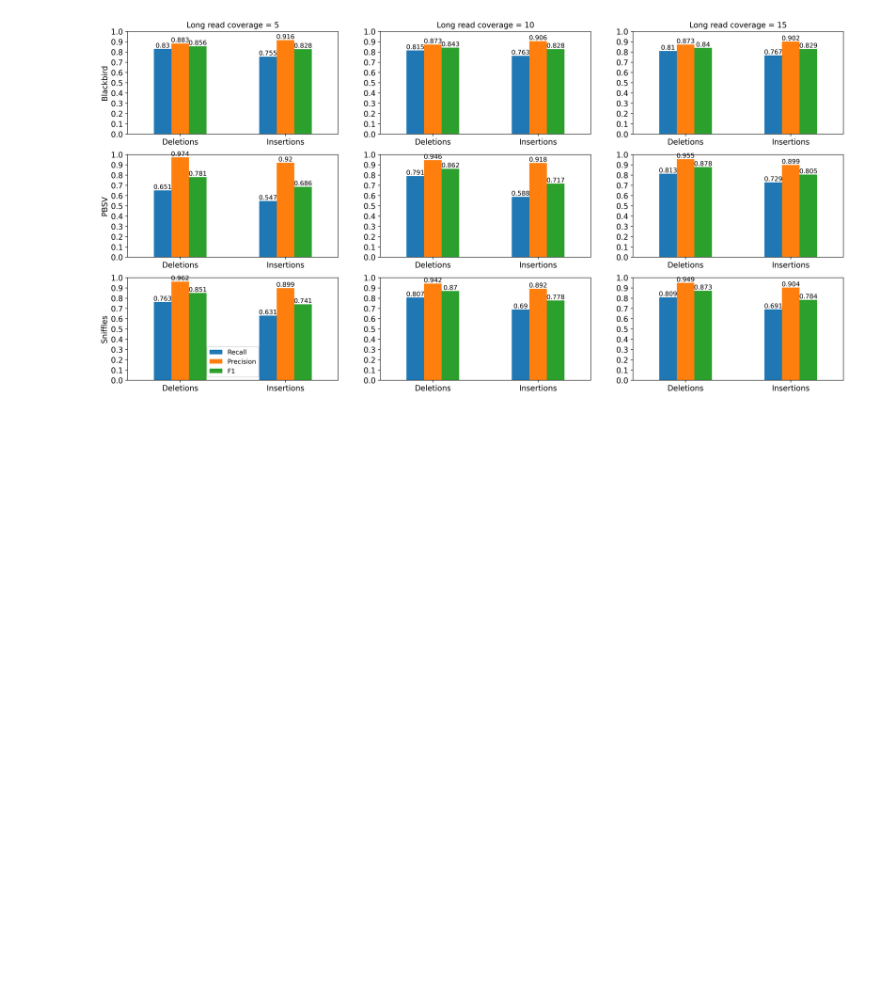
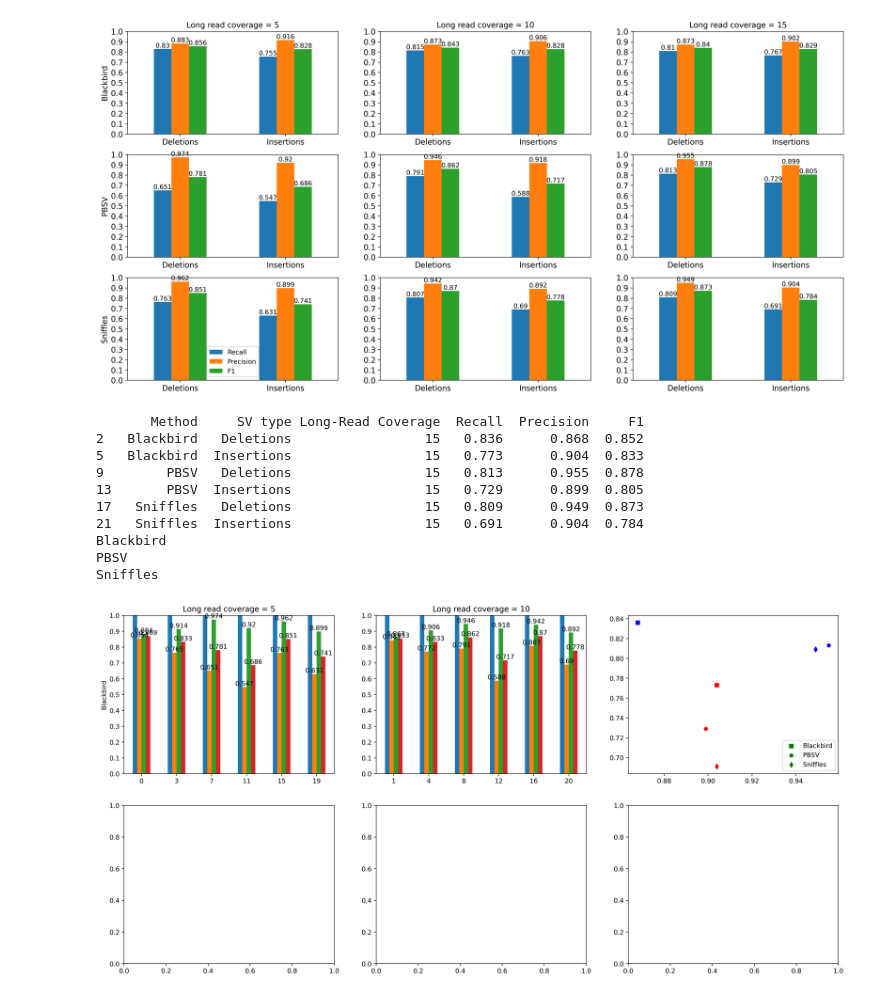
Before and after one commit to 1dayac/blackbird_supplementary, a Jupyter notebook: plots/draw_plots.ipynb, the cells around one changed output. Drawn from its saved outputs; the diff is of its cells as text; code cells hidden in the pictures; blank space fills up the shorter version.

Commit message:
New plot

```diff
--- a/plots/draw_plots.ipynb
+++ b/plots/draw_plots.ipynb
@@ -143,0 +142,67 @@ findfont: Font family ['normal'] not found. Falling back to DejaVu Sans.
+# %%
+fig, axs = plt.subplots(2, 3, figsize =(20,10))
+font = {'family' : 'normal',
+        'size'   : 10}
+plt.rc('font', **font)
+plt.rcParams['figure.dpi'] = 400
+
+
+df_5 = df_long[(df_long["Long-Read Coverage"] == 5)]
+df_10 = df_long[(df_long["Long-Read Coverage"] == 10)]
+df_15 = df_long[(df_long["Long-Read Coverage"] == 15)]
+df_20 = df_long[(df_long["Long-Read Coverage"] == 20)]
+df_25 = df_long[(df_long["Long-Read Coverage"] == 25)]
+df_30 = df_long[(df_long["Long-Read Coverage"] == 30)]
+print(df_15)
+
+df_5.plot(kind = "bar", ylabel = "Blackbird", ax= axs[0][0], ylim=(0, 1.0), yticks = np.arange(0, 1.01, 0.1), title = "Long read coverage = 5", xlabel = "", rot = 0)
+df_10.plot(kind = "bar", ax= axs[0][1], ylim=(0, 1.0), yticks = np.arange(0, 1.01, 0.1), title = "Long read coverage = 10", xlabel = "", rot = 0)
+#df_15.set_index("Method").plot(kind = "scatter",x = "Precision", y = "Recall", c = [df_15['SV type']], ax= axs[0][2], ylim=(0, 1.0), yticks = np.arange(0, 1.01, 0.1), title = "Long read coverage = 15", xlabel = "", rot = 0)
+#df_20.set_index("SV type").plot(kind = "bar", ylabel = "PBSV", ax= axs[1][0], ylim=(0, 1.0), yticks = np.arange(0, 1.01, 0.1), title = "Long read coverage = 20", xlabel = "", rot = 0)
+#df_25.set_index("SV type").plot(kind = "bar", ax= axs[1][1], ylim=(0, 1.0), yticks = np.arange(0, 1.01, 0.1), title = "Long read coverage = 25", xlabel = "", rot = 0)
+#df_30.set_index("SV type").plot(kind = "bar", ax= axs[1][2], ylim=(0, 1.0), yticks = np.arange(0, 1.01, 0.1), title = "Long read coverage = 30", xlabel = "", rot = 0)
+
+
+colors = {'Insertions' : 'red', 'Deletions':'blue'}
+d = {"Sniffles" : 'd', "Blackbird" : 's', "PBSV" : 'p'}
+groups = df_15.groupby('Method')
+dd = {}
+for name, group in groups:
+    print(name)
+    dd[name] = axs[0][2].scatter(group.Precision, group.Recall, marker = d[name], c = group["SV type"].map(colors), label = d[name])
+
+axs[0][2].legend((dd["Blackbird"], dd["PBSV"], dd["Sniffles"]), ('Blackbird', 'PBSV', 'Sniffles'), loc='lower right')
+axs[0][2].get_legend().legendHandles[0].set_color('green')
+axs[0][2].get_legend().legendHandles[1].set_color('green')
+axs[0][2].get_legend().legendHandles[2].set_color('green')
+
+#for name, group in groups:
+#    axs[0][2].plot(group.Precision, group.Recall, marker='o', linestyle='', xlim=(0.5,1.0), ylim=(0.5,1.0), ms=12, label=name)
+#axs[0][2].legend()
+
+axs[0][0].get_legend().remove()
+axs[0][1].get_legend().remove()
+#axs[0][2].get_legend().remove()
+#axs[1][0].get_legend().remove()
+#axs[1][1].get_legend().remove()
+#axs[1][2].get_legend().remove()
+
+for ax_vector in axs:
+    for ax in ax_vector:
+        for container in ax.containers:
+            ax.bar_label(container)
+
+
+fig.show()
+# %% [output]
+       Method     SV type Long-Read Coverage  Recall  Precision     F1
+2   Blackbird   Deletions                 15   0.836      0.868  0.852
+5   Blackbird  Insertions                 15   0.773      0.904  0.833
+9        PBSV   Deletions                 15   0.813      0.955  0.878
+13       PBSV  Insertions                 15   0.729      0.899  0.805
+17   Sniffles   Deletions                 15   0.809      0.949  0.873
+21   Sniffles  Insertions                 15   0.691      0.904  0.784
+Blackbird
+PBSV
+Sniffles
+[figure, added]
```
Also changed, not shown: parts of 2 cells of this notebook.
